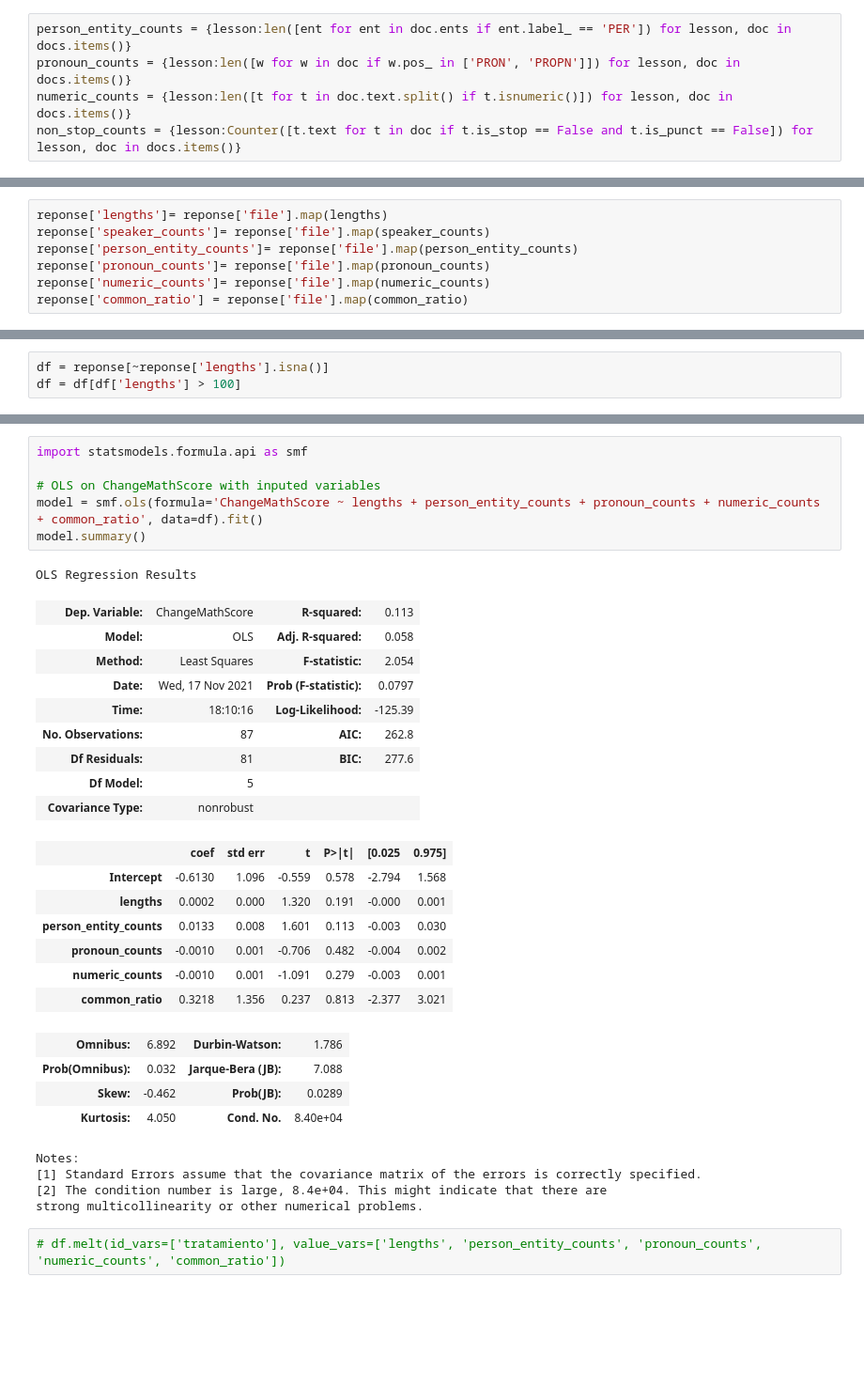
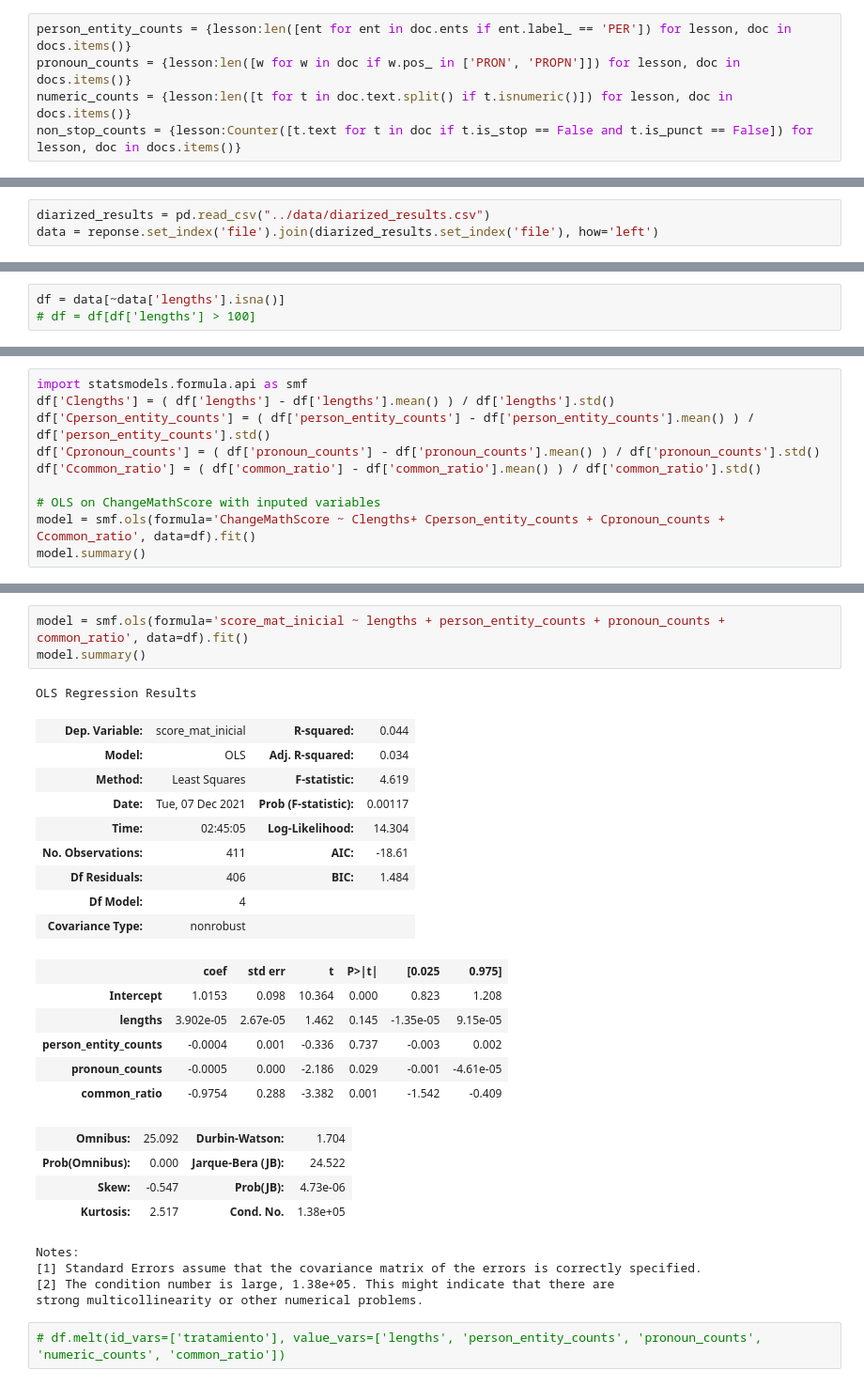
Before and after one commit to tobinsouth/JANN, a Jupyter notebook: notebooks/Preliminary Analysis.ipynb, the cells around one changed output, grey strips where cells are left out. Shown: that part at 94% size. Saved outputs shown, nothing was run; the diff lists cells and outputs as text; blank space fills up the shorter version.

```diff
--- a/notebooks/Preliminary Analysis.ipynb
+++ b/notebooks/Preliminary Analysis.ipynb
@@ -62,7 +83,3 @@ reponse['file'] = reponse['file'] + '.json'
-# %%
-reponse['lengths']= reponse['file'].map(lengths)
-reponse['speaker_counts']= reponse['file'].map(speaker_counts)
-reponse['person_entity_counts']= reponse['file'].map(person_entity_counts)
-reponse['pronoun_counts']= reponse['file'].map(pronoun_counts)
-reponse['numeric_counts']= reponse['file'].map(numeric_counts)
-reponse['common_ratio'] = reponse['file'].map(common_ratio)
+# %%
+diarized_results = pd.read_csv("../data/diarized_results.csv")
+data = reponse.set_index('file').join(diarized_results.set_index('file'), how='left')
@@ -69,3 +88,3 @@ reponse['common_ratio'] = reponse['file'].map(common_ratio)
 # %%
-df = reponse[~reponse['lengths'].isna()]
-df = df[df['lengths'] > 100]
+df = data[~data['lengths'].isna()]
+# df = df[df['lengths'] > 100]
@@ -71,0 +93,10 @@ df = df[df['lengths'] > 100]
+# %%
+import statsmodels.formula.api as smf
+df['Clengths'] = ( df['lengths'] - df['lengths'].mean() ) / df['lengths'].std()
+df['Cperson_entity_counts'] = ( df['person_entity_counts'] - df['person_entity_counts'].mean() ) / df['person_entity_counts'].std()
+df['Cpronoun_counts'] = ( df['pronoun_counts'] - df['pronoun_counts'].mean() ) / df['pronoun_counts'].std()
+df['Ccommon_ratio'] = ( df['common_ratio'] - df['common_ratio'].mean() ) / df['common_ratio'].std()
+
+# OLS on ChangeMathScore with inputed variables
+model = smf.ols(formula='ChangeMathScore ~ Clengths+ Cperson_entity_counts + Cpronoun_counts + Ccommon_ratio', data=df).fit()
+model.summary()
@@ -72,34 +148,30 @@ df = df[df['lengths'] > 100]
 # %%
-import statsmodels.formula.api as smf
-
-# OLS on ChangeMathScore with inputed variables
-model = smf.ols(formula='ChangeMathScore ~ lengths + person_entity_counts + pronoun_counts + numeric_counts + common_ratio', data=df).fit()
+model = smf.ols(formula='score_mat_inicial ~ lengths + person_entity_counts + pronoun_counts + common_ratio', data=df).fit()
 model.summary()
 # %% [output]
 OLS Regression Results
-| Dep. Variable: | ChangeMathScore | R-squared: | 0.113 |
-| Model: | OLS | Adj. R-squared: | 0.058 |
-| Method: | Least Squares | F-statistic: | 2.054 |
-| Date: | Wed, 17 Nov 2021 | Prob (F-statistic): | 0.0797 |
-| Time: | 18:10:16 | Log-Likelihood: | -125.39 |
-| No. Observations: | 87 | AIC: | 262.8 |
-| Df Residuals: | 81 | BIC: | 277.6 |
-| Df Model: | 5 |  |  |
+| Dep. Variable: | score_mat_inicial | R-squared: | 0.044 |
+| Model: | OLS | Adj. R-squared: | 0.034 |
+| Method: | Least Squares | F-statistic: | 4.619 |
+| Date: | Tue, 07 Dec 2021 | Prob (F-statistic): | 0.00117 |
+| Time: | 02:45:05 | Log-Likelihood: | 14.304 |
+| No. Observations: | 411 | AIC: | -18.61 |
+| Df Residuals: | 406 | BIC: | 1.484 |
+| Df Model: | 4 |  |  |
 | Covariance Type: | nonrobust |  |  |
 |  | coef | std err | t | P>|t| | [0.025 | 0.975] |
-| Intercept | -0.6130 | 1.096 | -0.559 | 0.578 | -2.794 | 1.568 |
-| lengths | 0.0002 | 0.000 | 1.320 | 0.191 | -0.000 | 0.001 |
-| person_entity_counts | 0.0133 | 0.008 | 1.601 | 0.113 | -0.003 | 0.030 |
-| pronoun_counts | -0.0010 | 0.001 | -0.706 | 0.482 | -0.004 | 0.002 |
-| numeric_counts | -0.0010 | 0.001 | -1.091 | 0.279 | -0.003 | 0.001 |
-| common_ratio | 0.3218 | 1.356 | 0.237 | 0.813 | -2.377 | 3.021 |
+| Intercept | 1.0153 | 0.098 | 10.364 | 0.000 | 0.823 | 1.208 |
+| lengths | 3.902e-05 | 2.67e-05 | 1.462 | 0.145 | -1.35e-05 | 9.15e-05 |
+| person_entity_counts | -0.0004 | 0.001 | -0.336 | 0.737 | -0.003 | 0.002 |
+| pronoun_counts | -0.0005 | 0.000 | -2.186 | 0.029 | -0.001 | -4.61e-05 |
+| common_ratio | -0.9754 | 0.288 | -3.382 | 0.001 | -1.542 | -0.409 |
-| Omnibus: | 6.892 | Durbin-Watson: | 1.786 |
-| Prob(Omnibus): | 0.032 | Jarque-Bera (JB): | 7.088 |
-| Skew: | -0.462 | Prob(JB): | 0.0289 |
-| Kurtosis: | 4.050 | Cond. No. | 8.40e+04 |
+| Omnibus: | 25.092 | Durbin-Watson: | 1.704 |
+| Prob(Omnibus): | 0.000 | Jarque-Bera (JB): | 24.522 |
+| Skew: | -0.547 | Prob(JB): | 4.73e-06 |
+| Kurtosis: | 2.517 | Cond. No. | 1.38e+05 |
 Notes:
 [1] Standard Errors assume that the covariance matrix of the errors is correctly specified.
-[2] The condition number is large, 8.4e+04. This might indicate that there are
+[2] The condition number is large, 1.38e+05. This might indicate that there are
 strong multicollinearity or other numerical problems.
 # %%
 # df.melt(id_vars=['tratamiento'], value_vars=['lengths', 'person_entity_counts', 'pronoun_counts', 'numeric_counts', 'common_ratio'])
```
Also changed, not shown: parts of 18 cells of this notebook, 8 other files.
